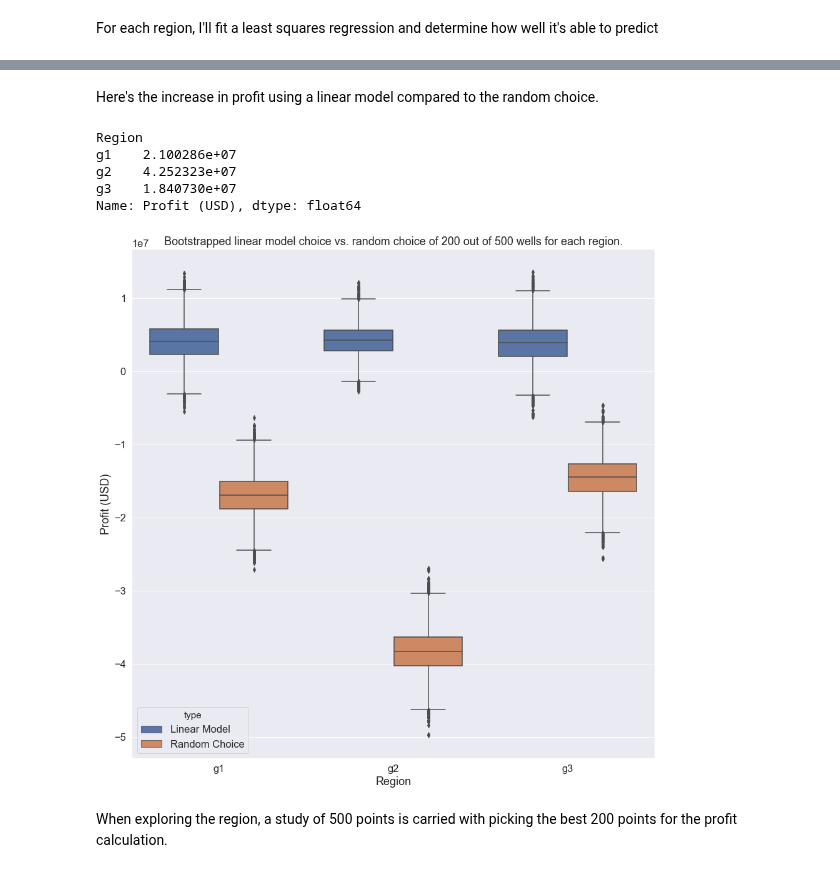
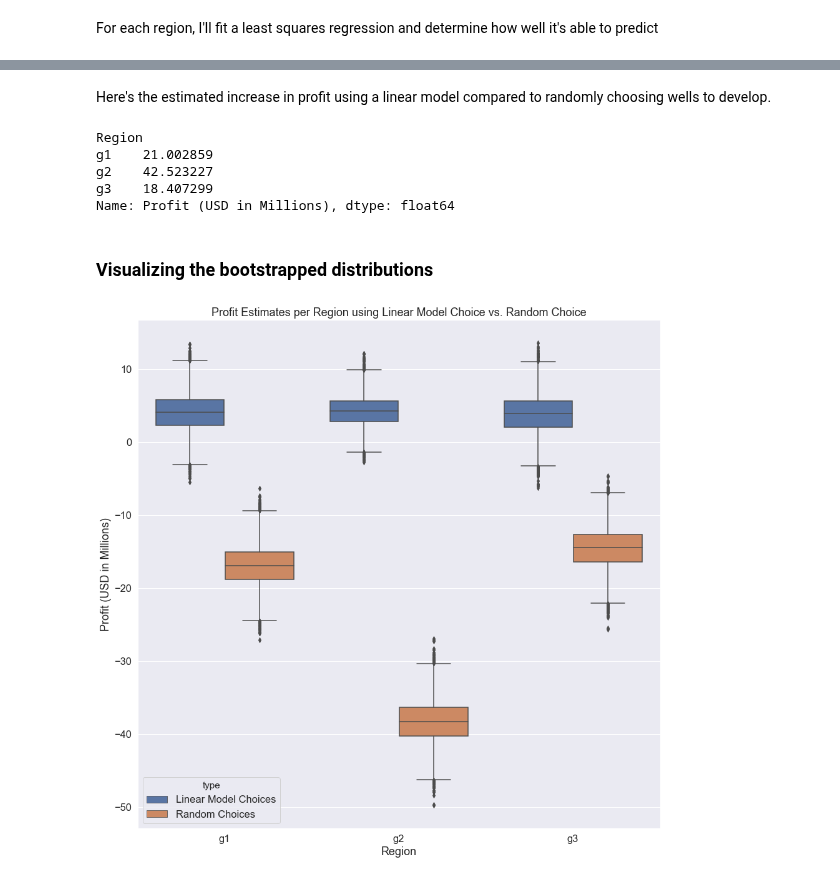
Before and after one commit to jordwil/ds_blog, a Jupyter notebook: _notebooks/2020-06-01-regression-with-bootstrapping.ipynb, the cells around one changed output, grey strips where cells are left out. Cells and saved outputs as stored; diff of their text form; code cells hidden in the pictures.

Commit message:
add bootstrap img, clean bootstrap loop output, clearer description of project and objectives, conclusion, tos

```diff
--- a/_notebooks/2020-06-01-regression-with-bootstrapping.ipynb
+++ b/_notebooks/2020-06-01-regression-with-bootstrapping.ipynb
@@ -121,21 +133,21 @@ for name, oil_data in zip(["g1", "g2", "g3"], df_list):
     )
 
     model = LinearRegression(normalize=True)
-
     model.fit(X_train, y_train)
 
     preds = pd.Series(model.predict(X_val), index=X_val.index)
     mean_preds = preds.mean()
     rmse = mean_squared_error(y_val, preds) ** (0.5)
-    price_per_1k_b = 4500
     well_rev = mean_preds * price_per_1k_b
 
     print(
-        f"""For {name}, the model predicts a mean well volume in 1000s of barrels of {mean_preds:.2f} with an RMSE of {rmse:.2f},
-          and with a mean revenue of ${well_rev:.2f}."""
+        f"""{name}:
+        RMSE of {rmse:.2f}
+        """
     )
 
-    [print(f"Feature f{i} coefficient is: {model.coef_[i]}\n") for i in range(3)]
+    [print(f"Feature f{i} coefficient is: {model.coef_[i]:.2f}") for i in range(3)]
+    print("")
 
     exp_model[name] = bootstrap_top_sum(features=X_val, target=y_val, preds=preds)
 
@@ -166,39 +186,40 @@ Feature f2 coefficient is: 5.745491742055927
 # %%
 dfs = []
-for exp_name, exp in zip(["Linear Model", "Random Choice"], [exp_model, exp_rand]):
+for exp_name, exp in zip(["Linear Model Choices", "Random Choices"], [exp_model, exp_rand]):
     df = pd.DataFrame(exp)
-    df = pd.melt(df, var_name="Region", value_name="Profit (USD)")
+    df = pd.melt(df, var_name="Region", value_name="Profit (USD in Millions)")
+    df["Profit (USD in Millions)"] =  df["Profit (USD in Millions)"]/1e6
     df["type"] = exp_name
     dfs.append(df)
 
 concat_df = pd.concat(dfs)
 # %% [markdown]
-Here's the increase in profit using a linear model compared to the random choice.
+Here's the estimated increase in profit using a linear model compared to randomly choosing wells to develop.
 # %%
 (
     concat_df.groupby(["Region", "type"])
     .median()
-    .groupby("Region")["Profit (USD)"]
+    .groupby("Region")["Profit (USD in Millions)"]
     .apply(lambda x: x.iloc[0] - x.iloc[1])
 )
 # %% [output]
 Region
-g1    2.100286e+07
-g2    4.252323e+07
-g3    1.840730e+07
-Name: Profit (USD), dtype: float64
+g1    21.002859
+g2    42.523227
+g3    18.407299
+Name: Profit (USD in Millions), dtype: float64
+# %% [markdown]
+### Visualizing the bootstrapped distributions
 # %%
 #collapse
 with sns.plotting_context("notebook", font_scale=1.5):
     fig, ax = plt.subplots(figsize=[15,15])
-    g = sns.boxplot(data=concat_df, x="Region", y="Profit (USD)", hue="type", ax=ax)
+    g = sns.boxplot(data=concat_df, x="Region", y="Profit (USD in Millions)", hue="type", ax=ax)
     g.set(title=
-        "Bootstrapped linear model choice vs. random choice of 200 out of 500 wells for each region."
+        "Profit Estimates per Region using Linear Model Choice vs. Random Choice"
     )
 # %% [output]
-[figure, old version]
+[figure, new version]
-# %% [markdown]
-When exploring the region, a study of 500 points is carried with picking the best 200 points for the profit calculation.
 # %%
 concat_df.groupby(["Region", "type"]).describe()
 # %% [output]
```
Also changed, not shown: parts of 24 cells of this notebook.
